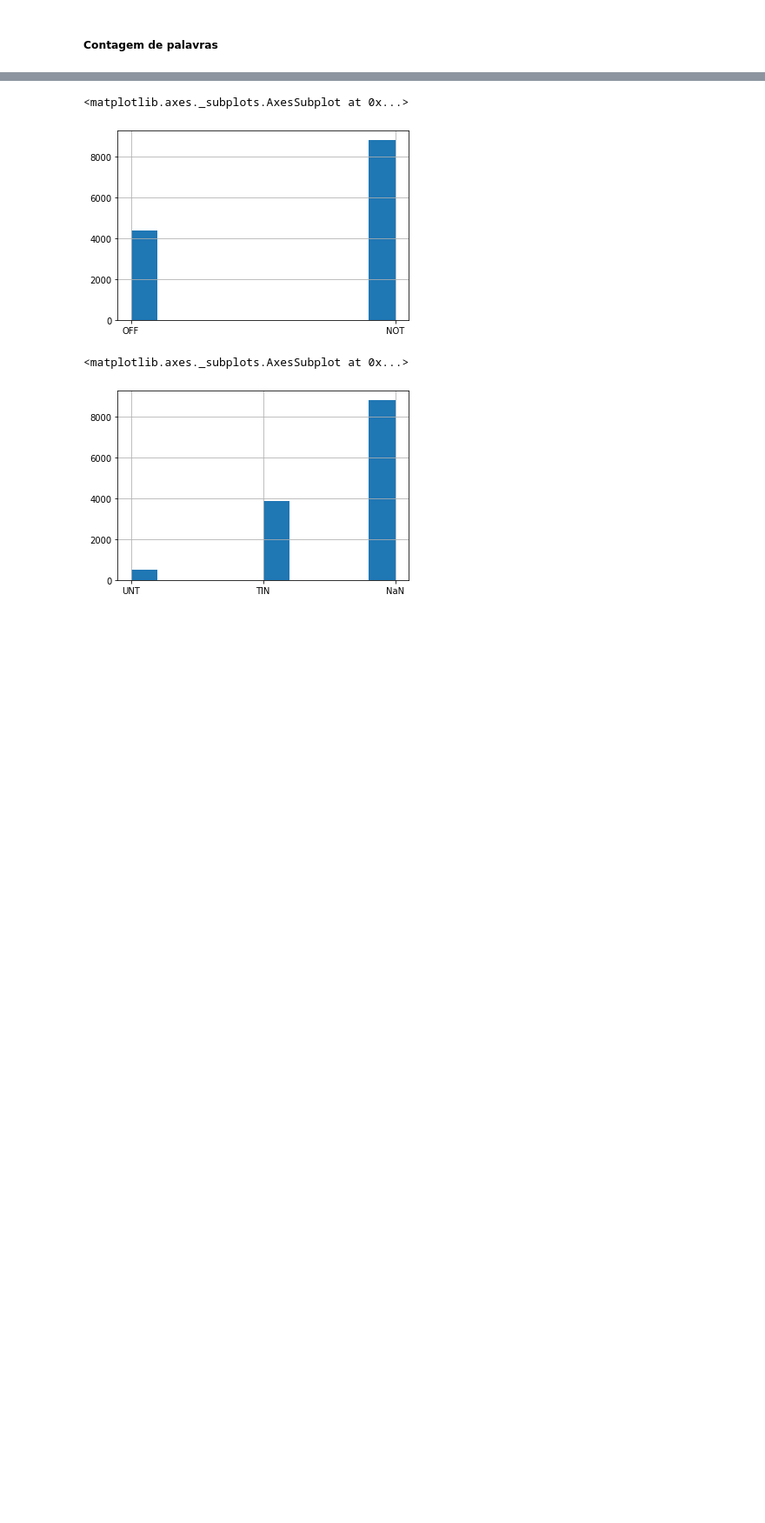
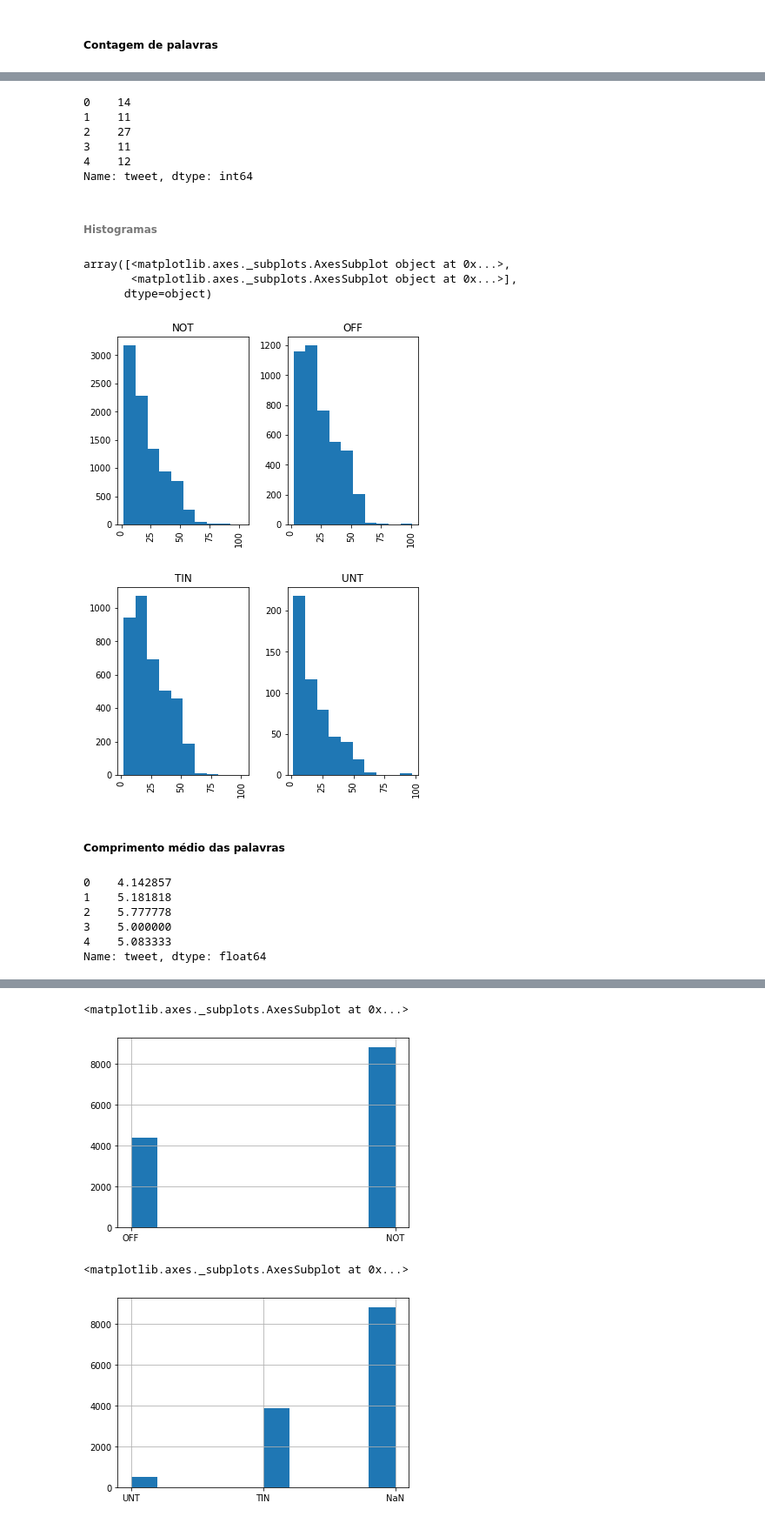
Before and after one commit to eduardodut/Mineracao_dados_textos_web, a Jupyter notebook: projeto01_equipe01.ipynb, the cells around one changed output, grey strips where cells are left out. Shown at 87% size. Cells and saved outputs as stored; diff of their text form; code cells hidden in the pictures; blank space fills up the shorter version.

```diff
--- a/projeto01_equipe01.ipynb
+++ b/projeto01_equipe01.ipynb
@@ -693,0 +739,42 @@ Texto
+# %%
+def get_word_count(text):
+  return len(text.split())
+
+tweets.tweet.apply(get_word_count).head()
+# %% [output]
+0    14
+1    11
+2    27
+3    11
+4    12
+Name: tweet, dtype: int64
+# %% [markdown]
+###### Histogramas
+# %%
+tweets['contagem_palavras'] = tweets.tweet.apply(get_word_count)
+tweets.hist(column = 'contagem_palavras', by= "subtask_a")
+tweets.hist(column = 'contagem_palavras', by= "subtask_b")
+# %% [output]
+array([<matplotlib.axes._subplots.AxesSubplot object at 0x...>,
+       <matplotlib.axes._subplots.AxesSubplot object at 0x...>],
+      dtype=object)
+[figure, added]
+[figure, added]
+# %% [markdown]
+##### Comprimento médio das palavras
+# %%
+def get_avg_word_len(text):
+  words = text.split()
+  word_len = 0
+  for word in words:
+    word_len = word_len + len(word)
+  return word_len/len(words)
+
+tweets.tweet.apply(get_avg_word_len).head()
+# %% [output]
+0    4.142857
+1    5.181818
+2    5.777778
+3    5.000000
+4    5.083333
+Name: tweet, dtype: float64
```
Also changed, not shown: parts of 84 cells of this notebook.
